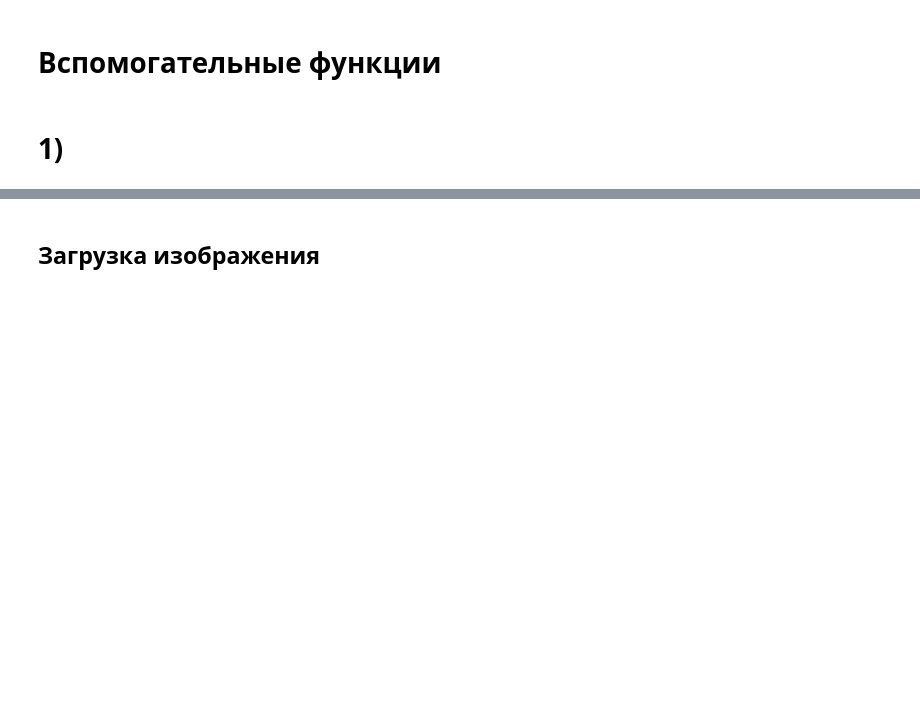
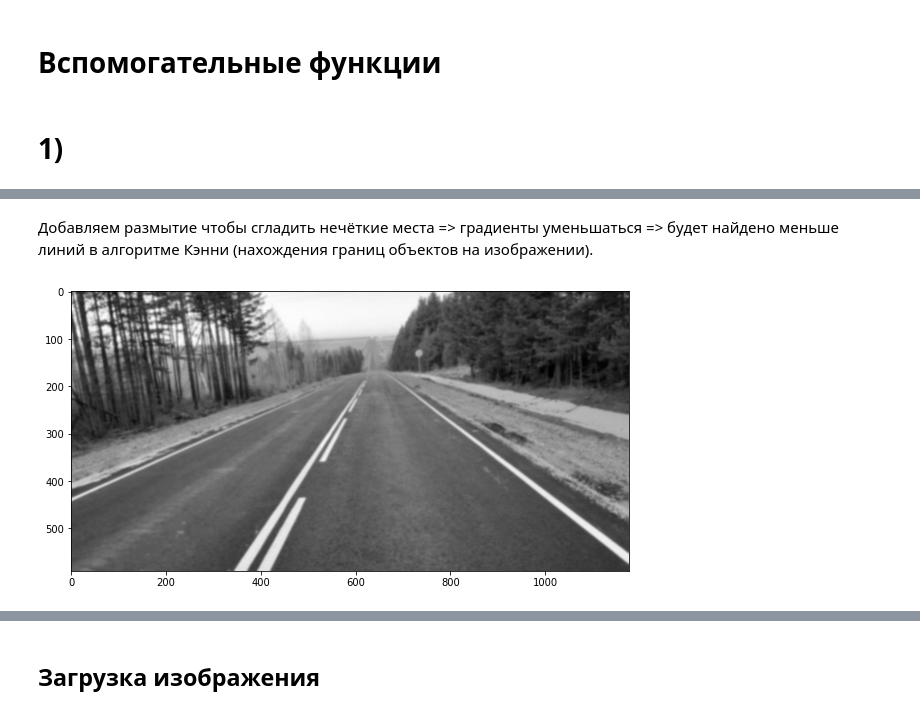
Before and after one commit to DenisKabanov/methods_of_intellectual_data_analysis, a Jupyter notebook: 1) Simple CV/task.ipynb, the cells around one changed output, grey strips where cells are left out. Saved outputs shown, nothing was run; the diff lists cells and outputs as text; code cells hidden in the pictures; blank space fills up the shorter version.

```diff
--- a/1) Simple CV/task.ipynb
+++ b/1) Simple CV/task.ipynb
@@ -36,0 +76,7 @@ def show_image(image, figsize: tuple, gray: bool=False) -> None:
+# %% [markdown]
+Добавляем размытие чтобы сгладить нечёткие места => градиенты уменьшаться => будет найдено меньше линий в алгоритме Кэнни (нахождения границ объектов на изображении).
+# %%
+img_gray_blur = cv2.GaussianBlur(img_gray, ksize=(9, 9), sigmaX=0) # добавляем размытие на изображение (ksize — размер ядра в пикселях, sigmaX — стандартное отклонение для ядра Гаусса (дублируется в sigmaY))
+show_image(image=img_gray_blur, figsize=(10, 20), gray=True) # вывод изображения
+# %% [output]
+[figure, added]
```
Also changed, not shown: parts of 35 cells of this notebook, 2 other files.
